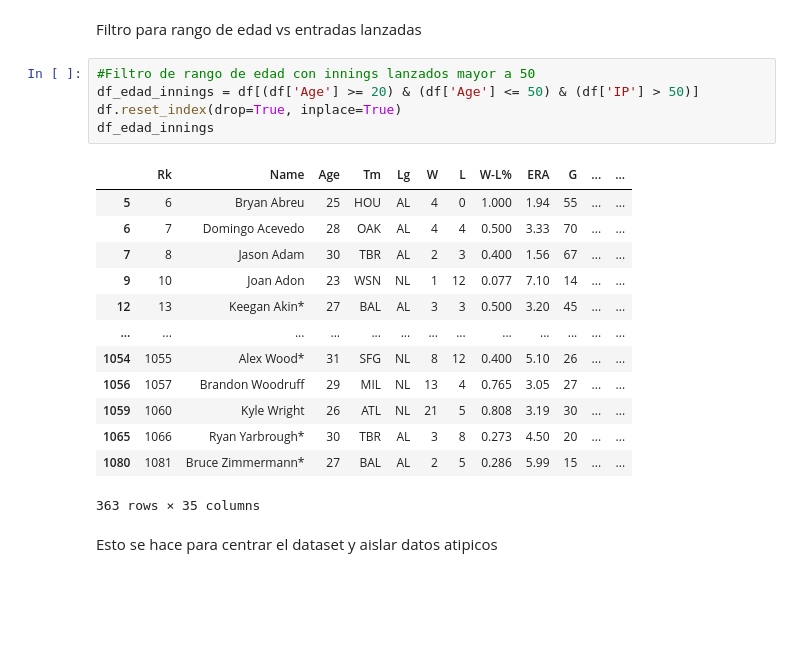
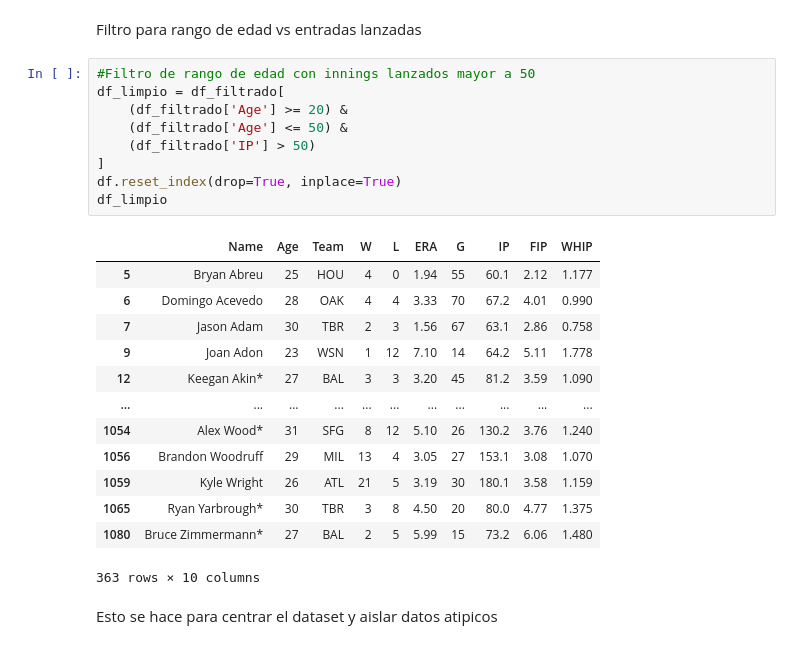
Before and after one commit to alvarogoncalves04/Trabajo-final--Alvaro-Goncalves-Yonelvis-Gonzales, a Jupyter notebook: test.ipynb, the cells around one changed output. Cells and saved outputs as stored; diff of their text form; blank space fills up the shorter version.

```diff
--- a/test.ipynb
+++ b/test.ipynb
@@ -73,23 +149,27 @@ st.write(df.head())
 Filtro para rango de edad vs entradas lanzadas
 # %%
 #Filtro de rango de edad con innings lanzados mayor a 50
-df_edad_innings = df[(df['Age'] >= 20) & (df['Age'] <= 50) & (df['IP'] > 50)]
+df_limpio = df_filtrado[
+    (df_filtrado['Age'] >= 20) &
+    (df_filtrado['Age'] <= 50) &
+    (df_filtrado['IP'] > 50)
+]
 df.reset_index(drop=True, inplace=True)
-df_edad_innings
+df_limpio
 # %% [output]
-|  | Rk | Name | Age | Tm | Lg | W | L | W-L% | ERA | G | ... | ... |
-| 5 | 6 | Bryan Abreu | 25 | HOU | AL | 4 | 0 | 1.000 | 1.94 | 55 | ... | ... |
-| 6 | 7 | Domingo Acevedo | 28 | OAK | AL | 4 | 4 | 0.500 | 3.33 | 70 | ... | ... |
-| 7 | 8 | Jason Adam | 30 | TBR | AL | 2 | 3 | 0.400 | 1.56 | 67 | ... | ... |
-| 9 | 10 | Joan Adon | 23 | WSN | NL | 1 | 12 | 0.077 | 7.10 | 14 | ... | ... |
-| 12 | 13 | Keegan Akin* | 27 | BAL | AL | 3 | 3 | 0.500 | 3.20 | 45 | ... | ... |
-| ... | ... | ... | ... | ... | ... | ... | ... | ... | ... | ... | ... | ... |
-| 1054 | 1055 | Alex Wood* | 31 | SFG | NL | 8 | 12 | 0.400 | 5.10 | 26 | ... | ... |
-| 1056 | 1057 | Brandon Woodruff | 29 | MIL | NL | 13 | 4 | 0.765 | 3.05 | 27 | ... | ... |
-| 1059 | 1060 | Kyle Wright | 26 | ATL | NL | 21 | 5 | 0.808 | 3.19 | 30 | ... | ... |
-| 1065 | 1066 | Ryan Yarbrough* | 30 | TBR | AL | 3 | 8 | 0.273 | 4.50 | 20 | ... | ... |
-| 1080 | 1081 | Bruce Zimmermann* | 27 | BAL | AL | 2 | 5 | 0.286 | 5.99 | 15 | ... | ... |
+|  | Name | Age | Team | W | L | ERA | G | IP | FIP | WHIP |
+| 5 | Bryan Abreu | 25 | HOU | 4 | 0 | 1.94 | 55 | 60.1 | 2.12 | 1.177 |
+| 6 | Domingo Acevedo | 28 | OAK | 4 | 4 | 3.33 | 70 | 67.2 | 4.01 | 0.990 |
+| 7 | Jason Adam | 30 | TBR | 2 | 3 | 1.56 | 67 | 63.1 | 2.86 | 0.758 |
+| 9 | Joan Adon | 23 | WSN | 1 | 12 | 7.10 | 14 | 64.2 | 5.11 | 1.778 |
+| 12 | Keegan Akin* | 27 | BAL | 3 | 3 | 3.20 | 45 | 81.2 | 3.59 | 1.090 |
+| ... | ... | ... | ... | ... | ... | ... | ... | ... | ... | ... |
+| 1054 | Alex Wood* | 31 | SFG | 8 | 12 | 5.10 | 26 | 130.2 | 3.76 | 1.240 |
+| 1056 | Brandon Woodruff | 29 | MIL | 13 | 4 | 3.05 | 27 | 153.1 | 3.08 | 1.070 |
+| 1059 | Kyle Wright | 26 | ATL | 21 | 5 | 3.19 | 30 | 180.1 | 3.58 | 1.159 |
+| 1065 | Ryan Yarbrough* | 30 | TBR | 3 | 8 | 4.50 | 20 | 80.0 | 4.77 | 1.375 |
+| 1080 | Bruce Zimmermann* | 27 | BAL | 2 | 5 | 5.99 | 15 | 73.2 | 6.06 | 1.480 |
-363 rows × 35 columns
+363 rows × 10 columns
 # %% [markdown]
 Esto se hace para centrar el dataset y aislar datos atipicos
 # %%
```
Also changed, not shown: parts of 13 cells of this notebook, 1 other file.
